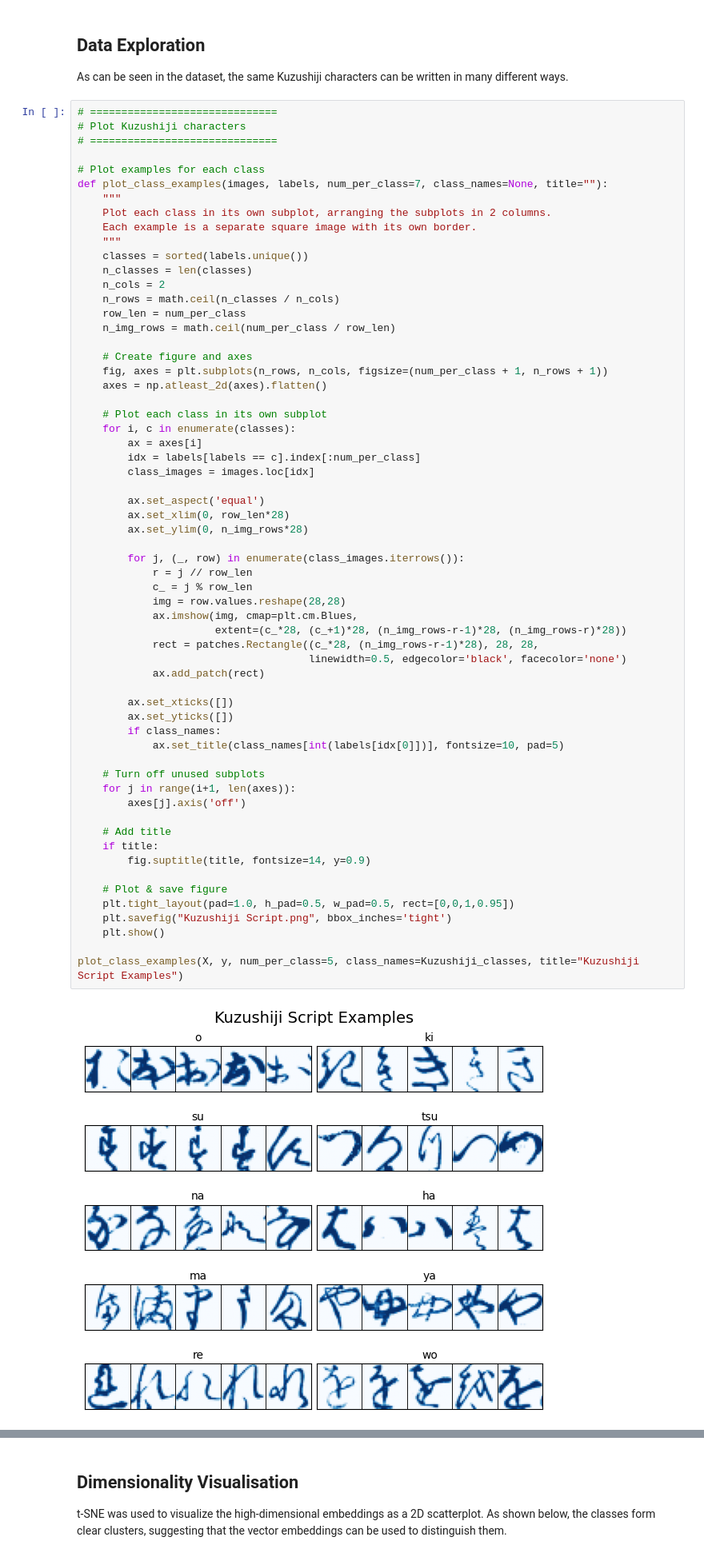
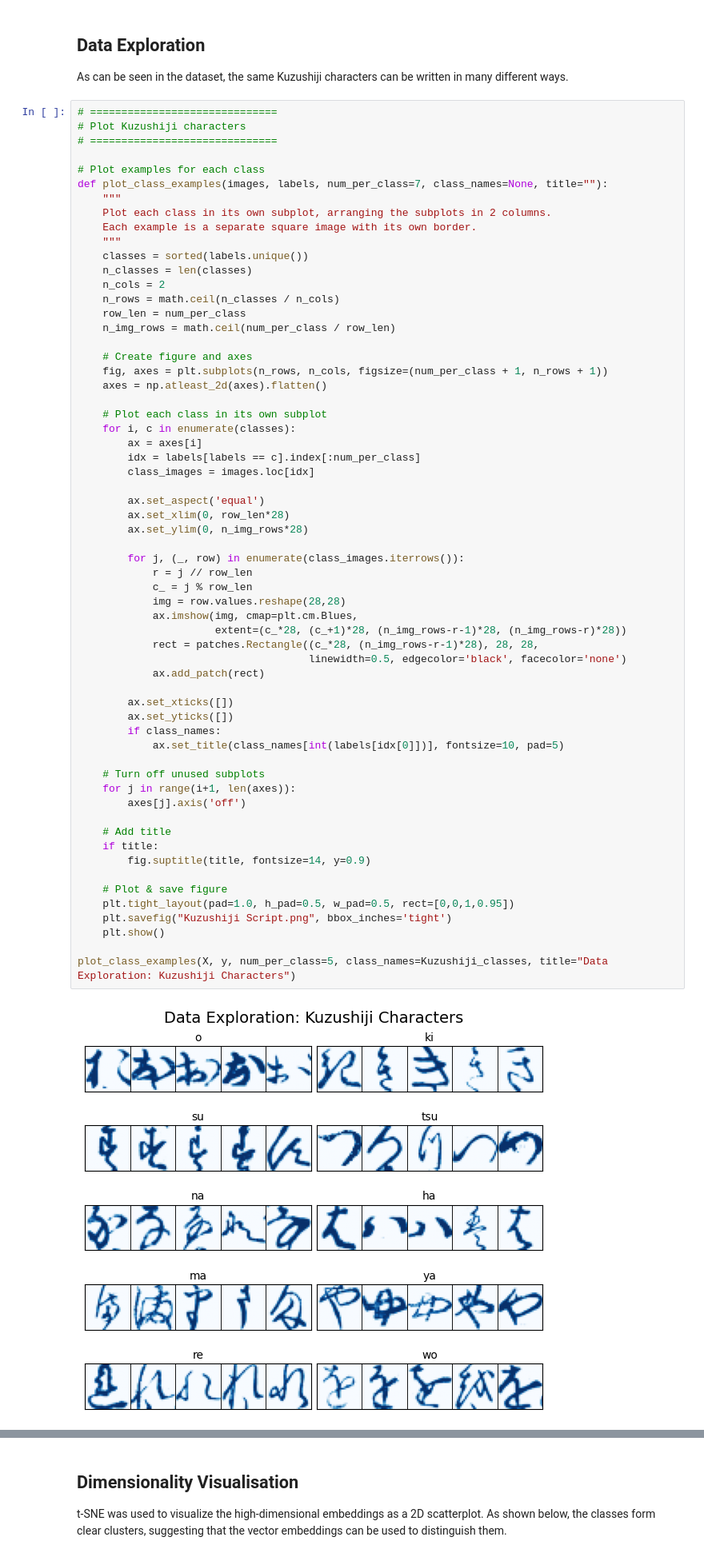
Before and after one commit to JorisRoelofs/Portfolio, a Jupyter notebook: Machine Learning - Python - Handwriting Recognition Kuzushiji/Handwriting Recognition Kuzushiji.ipynb, the cells around one changed output, grey strips where cells are left out. Shown at 80% size. Saved outputs shown, nothing was run; the diff lists cells and outputs as text.

```diff
--- a/Machine Learning - Python - Handwriting Recognition Kuzushiji/Handwriting Recognition Kuzushiji.ipynb
+++ b/Machine Learning - Python - Handwriting Recognition Kuzushiji/Handwriting Recognition Kuzushiji.ipynb
@@ -161,35 +161,35 @@ def plot_class_examples(images, labels, num_per_class=7, class_names=None, title
 
         for j, (_, row) in enumerate(class_images.iterrows()):
             r = j // row_len
             c_ = j % row_len
             img = row.values.reshape(28,28)
             ax.imshow(img, cmap=plt.cm.Blues,
                       extent=(c_*28, (c_+1)*28, (n_img_rows-r-1)*28, (n_img_rows-r)*28))
             rect = patches.Rectangle((c_*28, (n_img_rows-r-1)*28), 28, 28,
                                      linewidth=0.5, edgecolor='black', facecolor='none')
             ax.add_patch(rect)
 
         ax.set_xticks([])
         ax.set_yticks([])
         if class_names:
             ax.set_title(class_names[int(labels[idx[0]])], fontsize=10, pad=5)
 
     # Turn off unused subplots
     for j in range(i+1, len(axes)):
         axes[j].axis('off')
 
     # Add title
     if title:
         fig.suptitle(title, fontsize=14, y=0.9)
 
     # Plot & save figure
     plt.tight_layout(pad=1.0, h_pad=0.5, w_pad=0.5, rect=[0,0,1,0.95])
     plt.savefig("Kuzushiji Script.png", bbox_inches='tight')
     plt.show()
 
-plot_class_examples(X, y, num_per_class=5, class_names=Kuzushiji_classes, title="Kuzushiji Script Examples")
+plot_class_examples(X, y, num_per_class=5, class_names=Kuzushiji_classes, title="Data Exploration: Kuzushiji Characters")
 # %% [output]
-[figure, old version]
+[figure, new version]
 # %% [markdown]
 ## Embeddings
 Given the high variability in the way characters are written, models can easily overfit on certain Pixel. As such, vector embeddings are preferred for robustness over the original pixel representation. A deep learning model (MobileNet, pretrained on ImageNet) is used to extract vector representations of the images, allowing the derived features to be used to train machine learning models.
```
Also changed, not shown: parts of 3 cells of this notebook, 3 other files.
